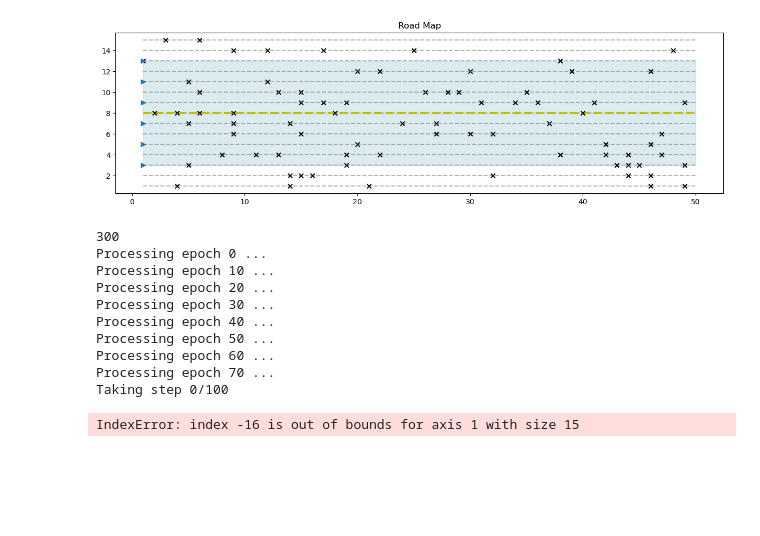
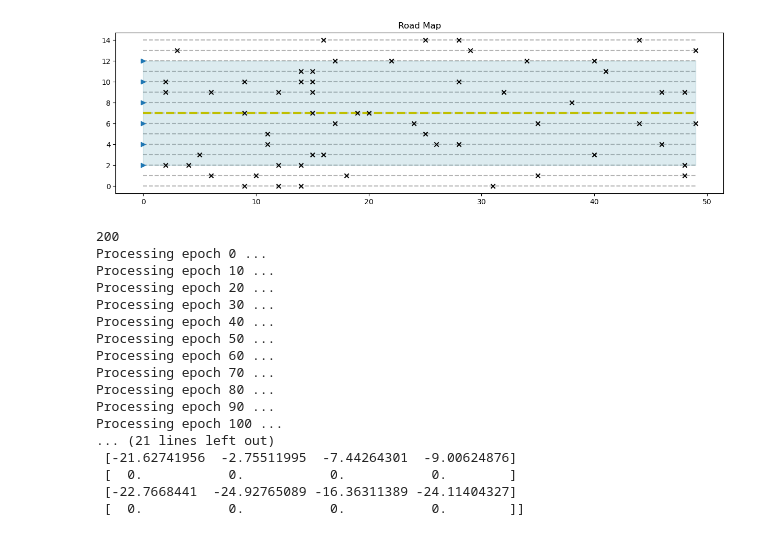
Before and after one commit to jiangzz-lab/GroverQLearning, a Jupyter notebook: sidewalk_env/QLearning_sidewalk.ipynb, the cells around one changed output. Saved outputs shown, nothing was run; the diff lists cells and outputs as text; code cells hidden in the pictures; blank space fills up the shorter version.

```diff
--- a/sidewalk_env/QLearning_sidewalk.ipynb
+++ b/sidewalk_env/QLearning_sidewalk.ipynb
@@ -6,27 +6,28 @@ import sys
 sys.path.append('..\QLearning_Agent')
 from QQL_learner_trainer import GroverQlearner
 # %%
-env = side_walk_env_with_obstacle(50,15,13,3,0.1)
+env = side_walk_env_with_obstacle(50,15,12,2,0.1)
 env.plot_roadmap()
 # %% [output]
-[figure, old version]
+[figure, new version]
 # %%
-Elliot = GroverQlearner(env)
+Elliot = GroverQlearner(env,env_type='local')
 hyperp = {'k': 0.1,
           'alpha': 0.1,
-          'gamma': 0.99,
+          'gamma': 0.9,
           'eps': 0.01,
-          'max_epochs': 300,
-          'max_steps': 100}
+          'max_epochs': 200,
+          'max_steps': 300}
 
 # set hyperparms
 Elliot.set_hyperparams(hyperp)
 # TRAIN
 steps_in_all_epochs,target_reached_in_all_epochs,_ = Elliot.train()
 
-plt.plot(steps_in_all_epochs)
+# plt.plot(steps_in_all_epochs)
+# print(Elliot.Q_values)
 # %% [output]
-300
+200
 Processing epoch 0 ...
 Processing epoch 10 ...
 Processing epoch 20 ...
@@ -35,5 +36,11 @@ Processing epoch 40 ...
 Processing epoch 50 ...
 Processing epoch 60 ...
 Processing epoch 70 ...
-Taking step 0/100
+Processing epoch 80 ...
+Processing epoch 90 ...
+Processing epoch 100 ...
+... (21 lines left out)
+ [-21.62741956  -2.75511995  -7.44264301  -9.00624876]
+ [  0.           0.           0.           0.        ]
+ [-22.7668441  -24.92765089 -16.36311389 -24.11404327]
+ [  0.           0.           0.           0.        ]]
-IndexError: index -16 is out of bounds for axis 1 with size 15
```
Also changed, not shown: parts of 3 cells of this notebook, 3 other files.
